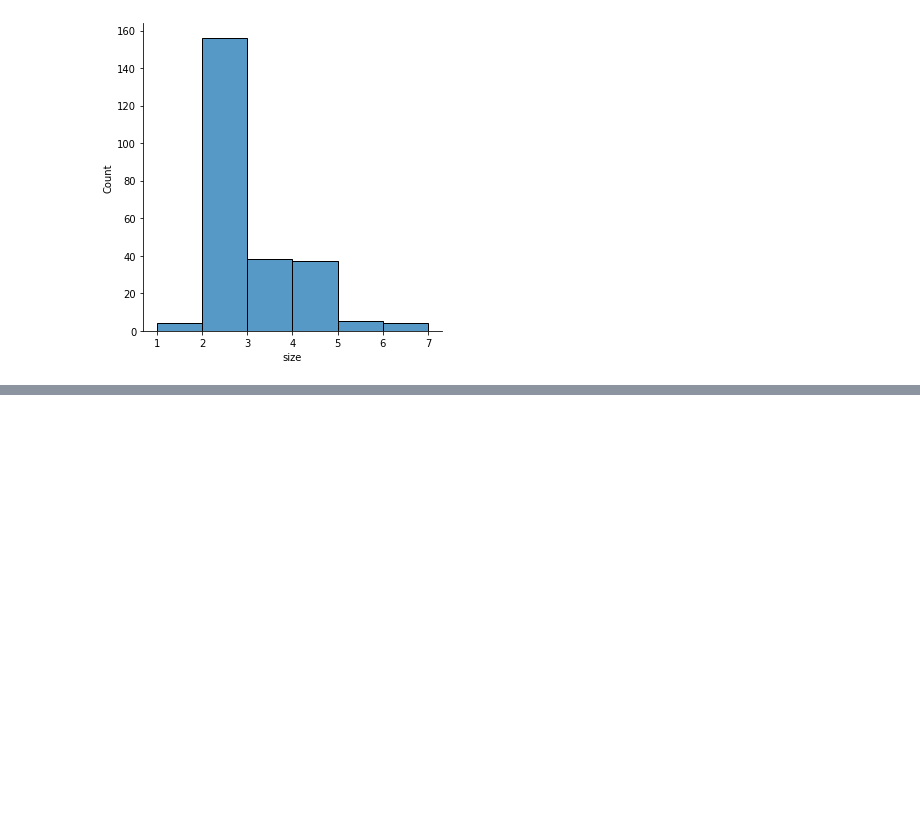
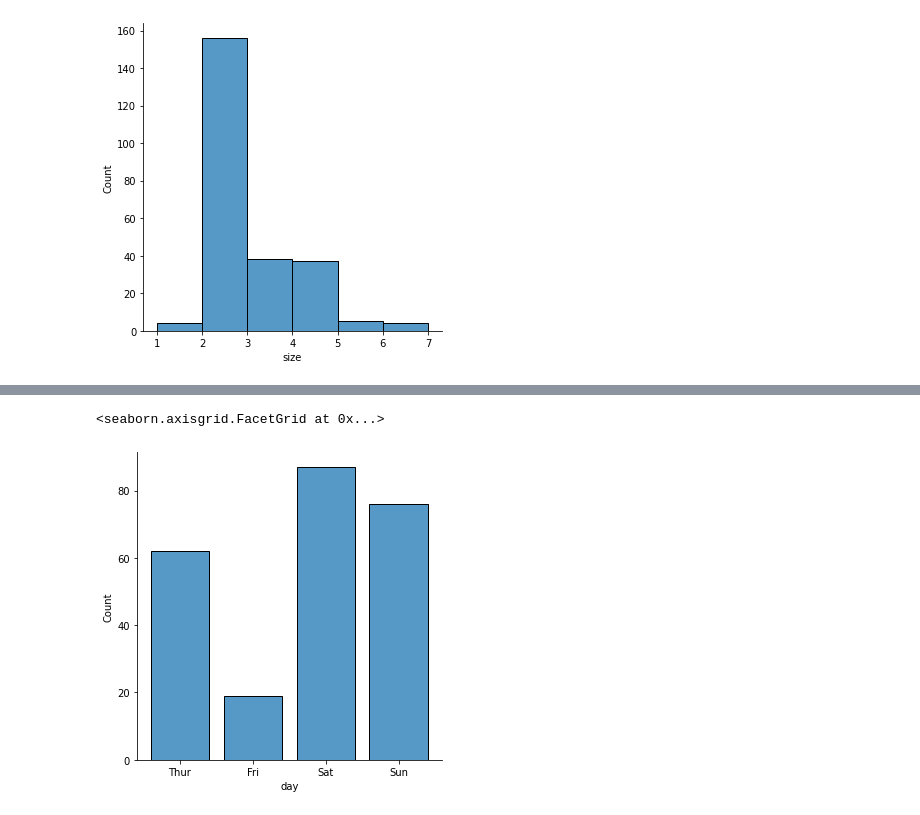
Before and after one commit to shahnawazm786/PythonPractice, a Jupyter notebook: Shahnawaz_Practice.ipynb, the cells around one changed output, grey strips where cells are left out. Drawn from its saved outputs; the diff is of its cells as text; code cells hidden in the pictures; blank space fills up the shorter version.

```diff
--- a/Shahnawaz_Practice.ipynb
+++ b/Shahnawaz_Practice.ipynb
@@ -201,0 +207,5 @@ sns.displot(tips, x="size", bins=[1, 2, 3, 4, 5, 6, 7])
+# %%
+sns.displot(tips, x="day", shrink=.8)
+# %% [output]
+<seaborn.axisgrid.FacetGrid at 0x...>
+[figure, added]
```
Also changed, not shown: parts of 1 cell of this notebook.
